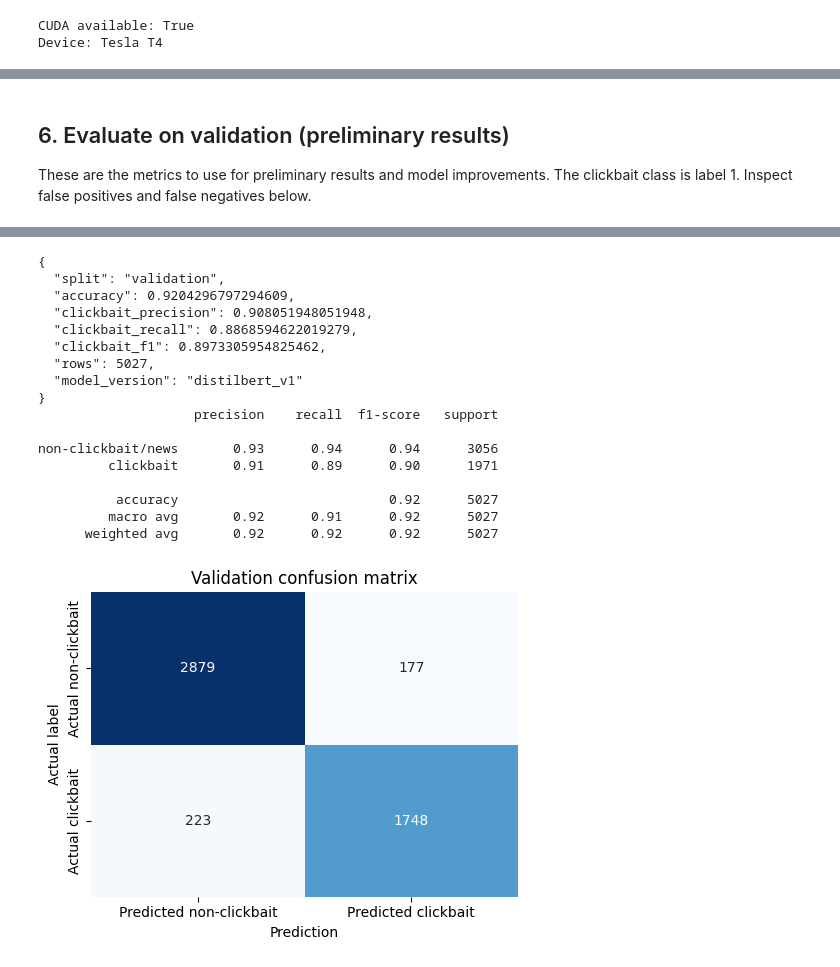
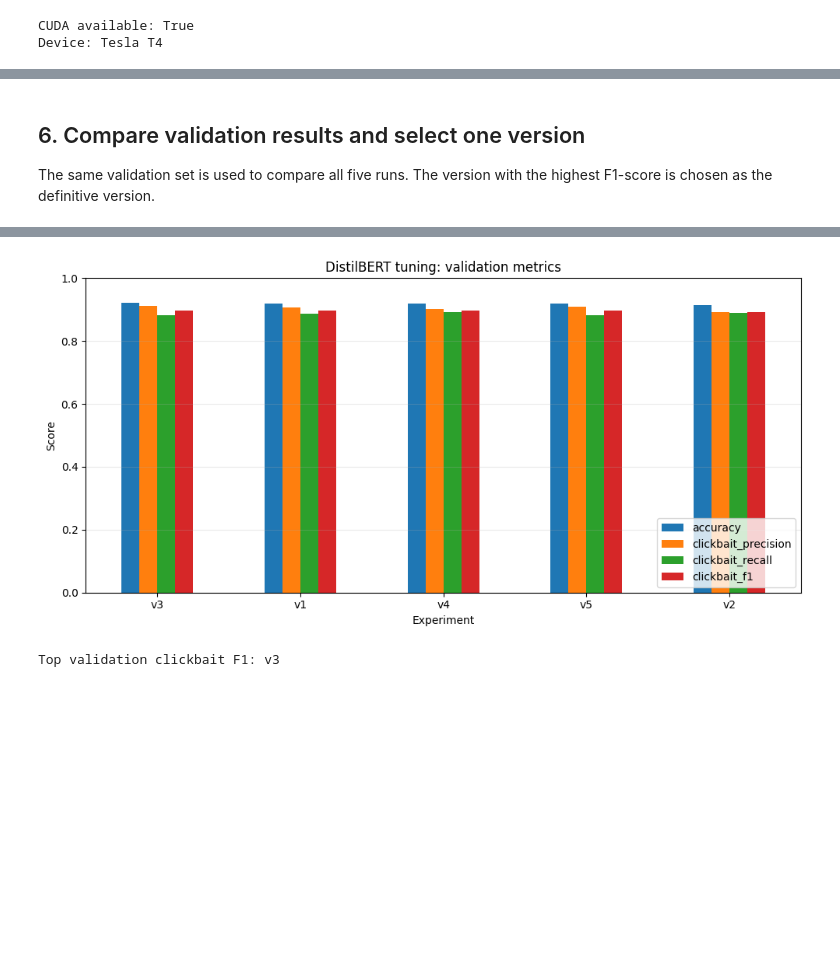
Before and after one commit to xbryan25/csc173-midterm, a Jupyter notebook: notebooks/03_distilbert_finetuning.ipynb, the cells around one changed output, grey strips where cells are left out. Drawn from its saved outputs; the diff is of its cells as text; code cells hidden in the pictures; blank space fills up the shorter version.

Commit message:
chore: update 03_distilbert_finetuning.ipynb
Modify to include 4 additional versions of fine-tuned DistilBERT models

```diff
--- a/notebooks/03_distilbert_finetuning.ipynb
+++ b/notebooks/03_distilbert_finetuning.ipynb
@@ -305,47 +303,19 @@ Saved model and tokenizer to: /content/drive/MyDrive/clickbait_project/models/di
 # %% [markdown]
-## 6. Evaluate on validation (preliminary results)
+## 6. Compare validation results and select one version
 
-These are the metrics to use for preliminary results and model improvements. The clickbait class is label 1. Inspect false positives and false negatives below.
+The same validation set is used to compare all five runs. The version with the highest F1-score is chosen as the definitive version.
 # %%
-def evaluate_split(frame, hf_dataset, split_name):
-    output = trainer.predict(hf_dataset)
-    probs = torch.softmax(torch.tensor(output.predictions), dim=1).cpu().numpy()
-    y_true = frame['label'].to_numpy()
-    y_pred = probs.argmax(axis=1)
-    clickbait_probability = probs[:, 1]
-    precision, recall, f1, _ = precision_recall_fscore_support(
-        y_true, y_pred, labels=[1], average='binary', zero_division=0
-    )
-    metrics = {
-        'split': split_name,
-        'accuracy': float(accuracy_score(y_true, y_pred)),
-        'clickbait_precision': float(precision),
-        'clickbait_recall': float(recall),
-        'clickbait_f1': float(f1),
-        'rows': int(len(frame)),
-        'model_version': MODEL_VERSION,
-    }
-    predictions = frame.copy()
-    predictions['predicted_label'] = y_pred
-    predictions['clickbait_confidence_percent'] = (clickbait_probability * 100).round(2)
-    print(json.dumps(metrics, indent=2))
-    print(classification_report(
-        y_true, y_pred, labels=[0, 1],
-        target_names=['non-clickbait/news', 'clickbait'], zero_division=0
-    ))
-    matrix = confusion_matrix(y_true, y_pred, labels=[0, 1])
-    plt.figure(figsize=(5, 4))
-    sns.heatmap(matrix, annot=True, fmt='d', cmap='Blues', cbar=False,
-                xticklabels=['Predicted non-clickbait', 'Predicted clickbait'],
-                yticklabels=['Actual non-clickbait', 'Actual clickbait'])
-    plt.title(f'{split_name.title()} confusion matrix')
-    plt.xlabel('Prediction')
-    plt.ylabel('Actual label')
-    plt.tight_layout()
-    plt.show()
-    return metrics, predictions
+# Visual comparison: validation metrics across all five experiments
+metric_cols = ['accuracy', 'clickbait_precision', 'clickbait_recall', 'clickbait_f1']
+results_df.set_index('version')[metric_cols].plot(kind='bar', figsize=(10, 5), ylim=(0, 1), rot=0)
+plt.title('DistilBERT tuning: validation metrics')
+plt.ylabel('Score')
+plt.xlabel('Experiment')
+plt.grid(axis='y', alpha=0.25)
+plt.legend(loc='lower right')
+plt.tight_layout()
+plt.show()
 
-validation_metrics, validation_predictions = evaluate_split(
-    validation_df, validation_hf, 'validation'
-)
+BEST_VERSION = results_df.iloc[0]['version']
+print('\nTop validation clickbait F1:', BEST_VERSION)
 # %% [output]
@@ -353,18 +322,2 @@ validation_metrics, validation_predictions = evaluate_split(
+[figure, new version]
-{
-  "split": "validation",
-  "accuracy": 0.9204296797294609,
-  "clickbait_precision": 0.908051948051948,
-  "clickbait_recall": 0.8868594622019279,
-  "clickbait_f1": 0.8973305954825462,
-  "rows": 5027,
-  "model_version": "distilbert_v1"
-}
-                    precision    recall  f1-score   support
-
-non-clickbait/news       0.93      0.94      0.94      3056
-         clickbait       0.91      0.89      0.90      1971
-
-          accuracy                           0.92      5027
-         macro avg       0.92      0.91      0.92      5027
-      weighted avg       0.92      0.92      0.92      5027
+Top validation clickbait F1: v3
-[figure, old version]
```
Also changed, not shown: parts of 20 cells of this notebook.
